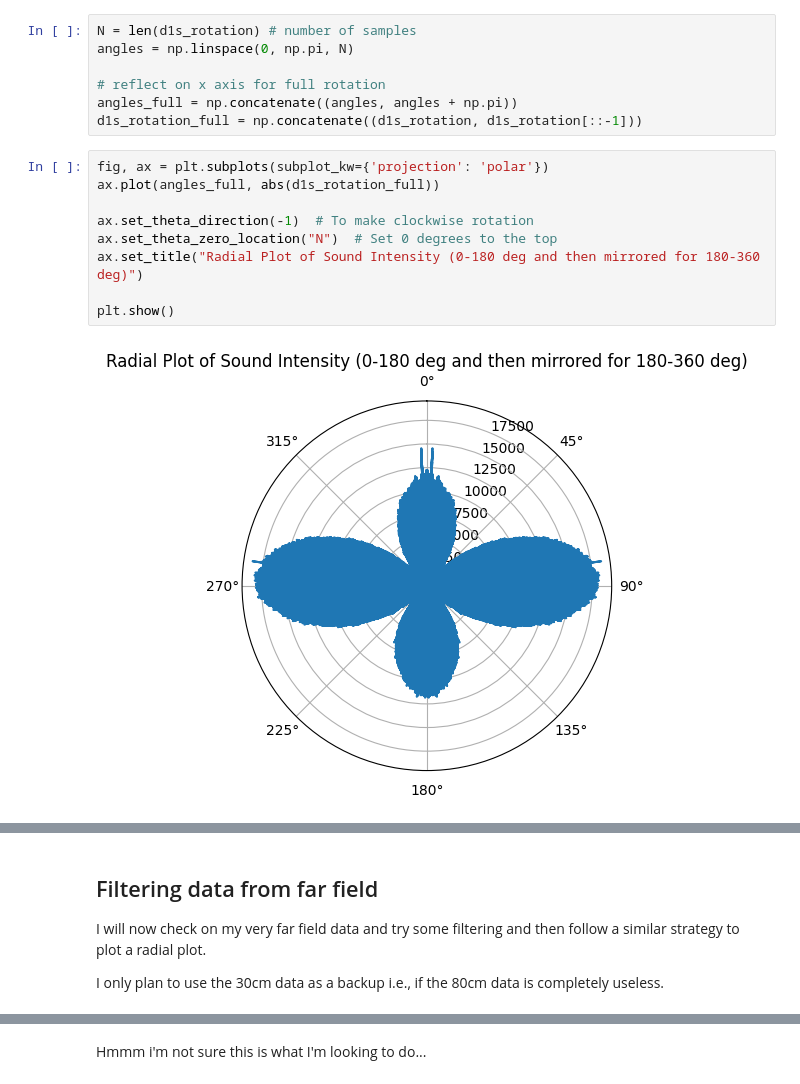
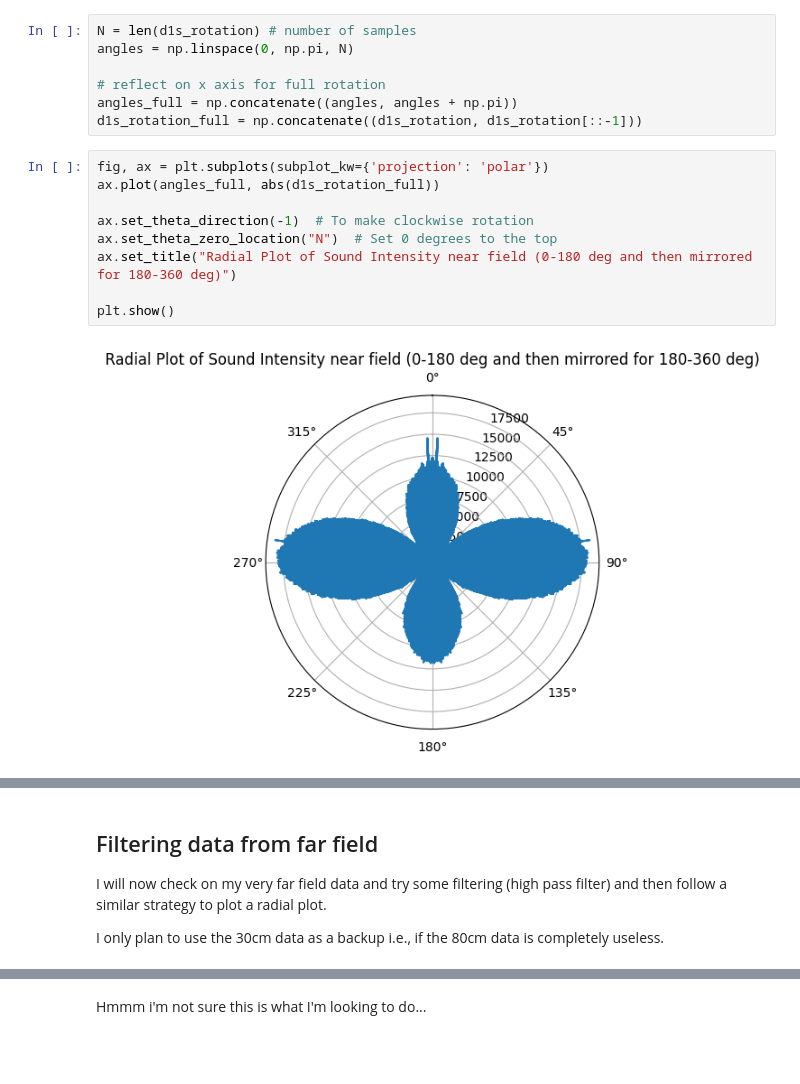
Before and after one commit to julianLapenna12/acoustic_radiation_modelling, a Jupyter notebook: notebooks/Ex1.acoustics.notebook.ipynb, the cells around one changed output, grey strips where cells are left out. Saved outputs shown, nothing was run; the diff lists cells and outputs as text; blank space fills up the shorter version.

```diff
--- a/notebooks/Ex1.acoustics.notebook.ipynb
+++ b/notebooks/Ex1.acoustics.notebook.ipynb
@@ -621,14 +622,14 @@ d1s_rotation_full = np.concatenate((d1s_rotation, d1s_rotation[::-1]))
 # %%
 fig, ax = plt.subplots(subplot_kw={'projection': 'polar'})
 ax.plot(angles_full, abs(d1s_rotation_full))
 
 ax.set_theta_direction(-1)  # To make clockwise rotation
 ax.set_theta_zero_location("N")  # Set 0 degrees to the top
-ax.set_title("Radial Plot of Sound Intensity (0-180 deg and then mirrored for 180-360 deg)")
+ax.set_title("Radial Plot of Sound Intensity near field (0-180 deg and then mirrored for 180-360 deg)")
 
 plt.show()
 # %% [output]
-[figure, old version]
+[figure, new version]
 # %% [markdown]
 ![image.png](attachment:image.png)
 
@@ -636,7 +637,7 @@ Compared to this image from the readings, I think my measurement and the data is
 # %% [markdown]
 ## Filtering data from far field
 
-I will now check on my very far field data and try some filtering and then follow a similar strategy to plot a radial plot.
+I will now check on my very far field data and try some filtering (high pass filter) and then follow a similar strategy to plot a radial plot.
 
 I only plan to use the 30cm data as a backup i.e., if the 80cm data is completely useless.
 # %%
```
Also changed, not shown: parts of 11 cells of this notebook.
